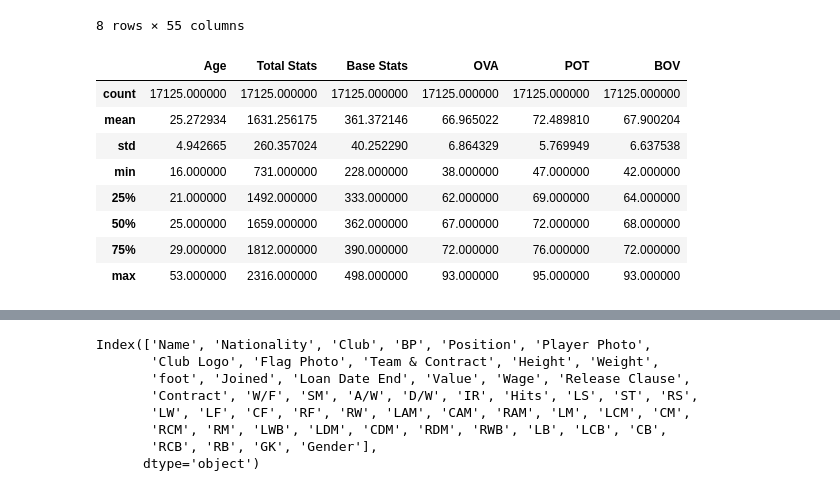
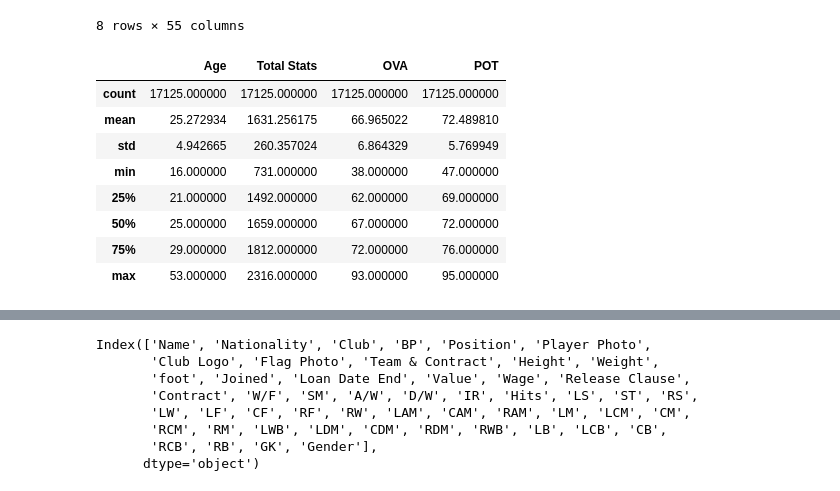
Before and after one commit to RaulRla/Fifa21_Project, a Jupyter notebook: Fifa project.ipynb, the cells around one changed output, grey strips where cells are left out. Drawn from its saved outputs; the diff is of its cells as text; code cells hidden in the pictures.

```diff
--- a/Fifa project.ipynb
+++ b/Fifa project.ipynb
@@ -99,21 +99,22 @@ round(fifa21_male2_numeric.describe(), 2)
 | max | 259105.00 | 53.00 | 93.00 | 93.00 | 95.00 | 26.00 | 437.00 | 94.00 | 95.00 | ... |
 8 rows × 55 columns
 # %%
-df_age_total_base = pd.DataFrame([fifa21_male2_numeric['Age']]+[fifa21_male2_numeric['Total Stats']] +
-                                 [fifa21_male2_numeric['Base Stats']] +[fifa21_male2_numeric['OVA']] +
-                                 [fifa21_male2_numeric['POT']] + [fifa21_male2_numeric['BOV']] )
+df_age_total_base = pd.DataFrame([fifa21_male2_numeric['Age']]+
+                                 [fifa21_male2_numeric['Total Stats']] +
+                                 [fifa21_male2_numeric['OVA']] +
+                                 [fifa21_male2_numeric['POT']] )
 df_age_total_base = df_age_total_base.T
 df_age_total_base.describe()
 # %% [output]
-|  | Age | Total Stats | Base Stats | OVA | POT | BOV |
-| count | 17125.000000 | 17125.000000 | 17125.000000 | 17125.000000 | 17125.000000 | 17125.000000 |
-| mean | 25.272934 | 1631.256175 | 361.372146 | 66.965022 | 72.489810 | 67.900204 |
-| std | 4.942665 | 260.357024 | 40.252290 | 6.864329 | 5.769949 | 6.637538 |
-| min | 16.000000 | 731.000000 | 228.000000 | 38.000000 | 47.000000 | 42.000000 |
-| 25% | 21.000000 | 1492.000000 | 333.000000 | 62.000000 | 69.000000 | 64.000000 |
-| 50% | 25.000000 | 1659.000000 | 362.000000 | 67.000000 | 72.000000 | 68.000000 |
-| 75% | 29.000000 | 1812.000000 | 390.000000 | 72.000000 | 76.000000 | 72.000000 |
-| max | 53.000000 | 2316.000000 | 498.000000 | 93.000000 | 95.000000 | 93.000000 |
+|  | Age | Total Stats | OVA | POT |
+| count | 17125.000000 | 17125.000000 | 17125.000000 | 17125.000000 |
+| mean | 25.272934 | 1631.256175 | 66.965022 | 72.489810 |
+| std | 4.942665 | 260.357024 | 6.864329 | 5.769949 |
+| min | 16.000000 | 731.000000 | 38.000000 | 47.000000 |
+| 25% | 21.000000 | 1492.000000 | 62.000000 | 69.000000 |
+| 50% | 25.000000 | 1659.000000 | 67.000000 | 72.000000 |
+| 75% | 29.000000 | 1812.000000 | 72.000000 | 76.000000 |
+| max | 53.000000 | 2316.000000 | 93.000000 | 95.000000 |
 # %%
 fifa21_male2_categorical = fifa21_male2.select_dtypes(include='object')
 fifa21_male2_categorical.head()
```
Also changed, not shown: parts of 40 cells of this notebook.
